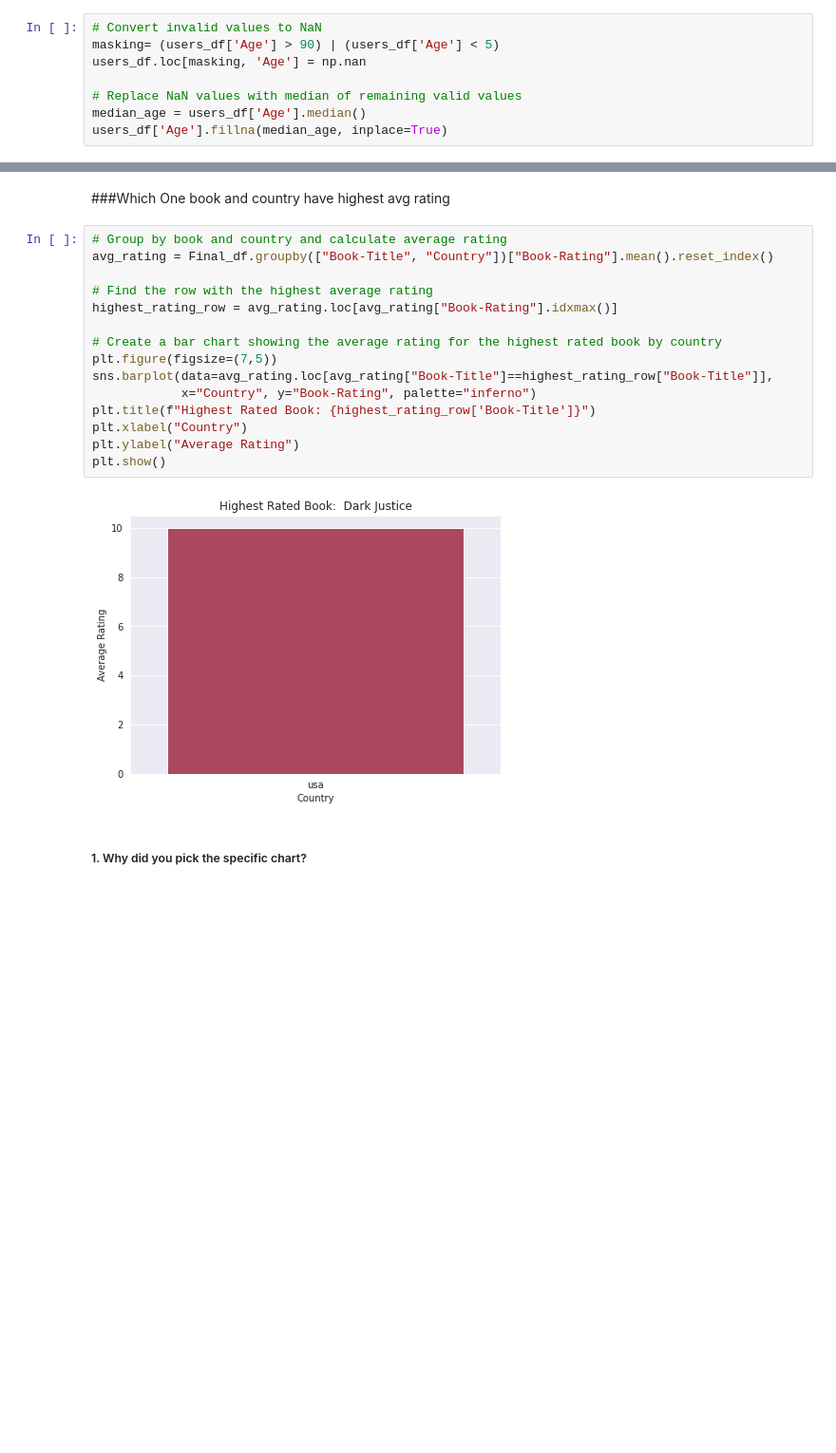
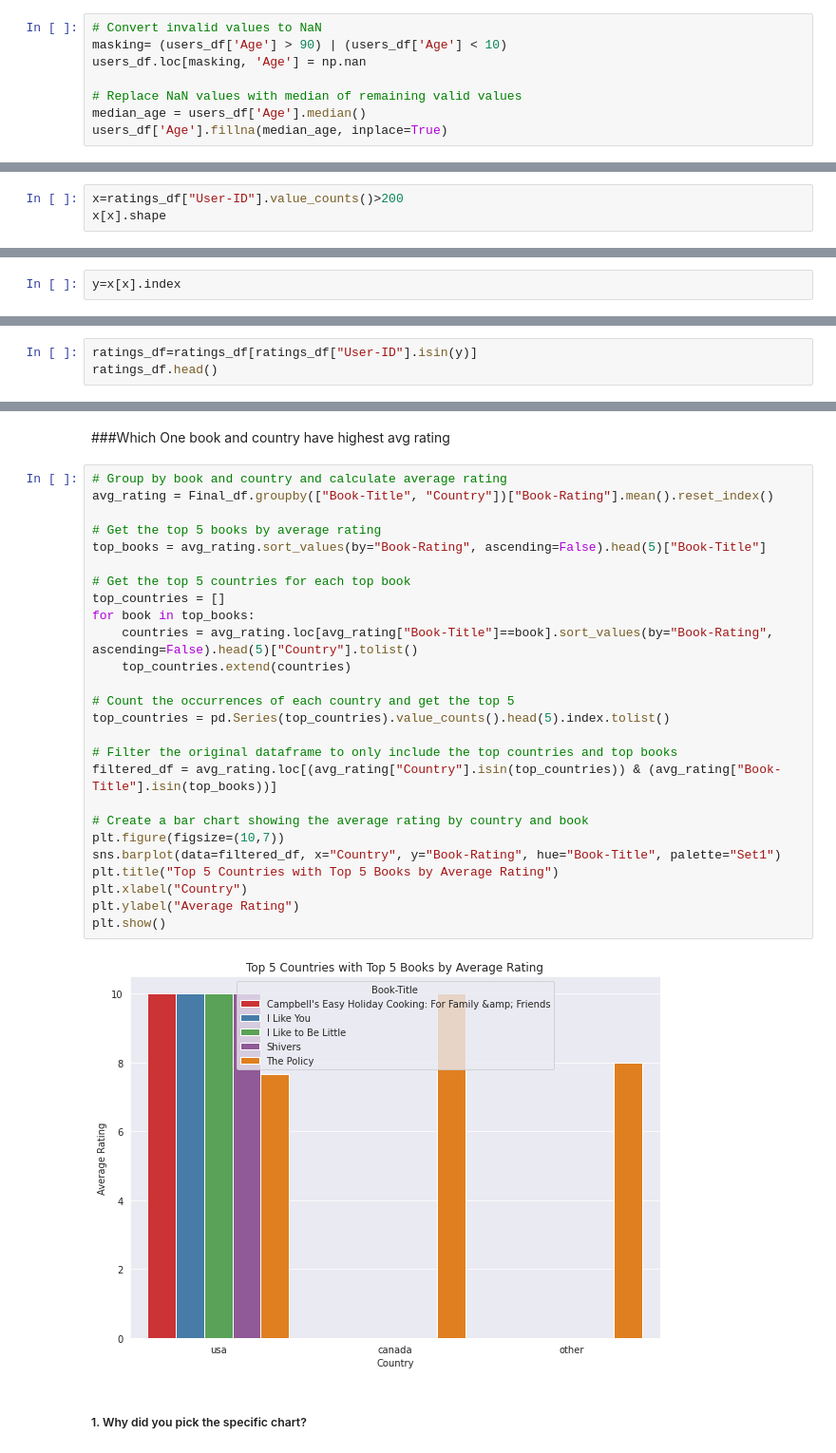
Before and after one commit to SaniyaBubere/book-recommendation-system, a Jupyter notebook: Book_Recommendation_System.ipynb, the cells around one changed output, grey strips where cells are left out. Shown at 95% size. Cells and saved outputs as stored; diff of their text form; blank space fills up the shorter version.

Commit message:
Colab Filtering

```diff
--- a/Book_Recommendation_System.ipynb
+++ b/Book_Recommendation_System.ipynb
@@ -495,7 +499,7 @@ sns.distplot(users_df['Age']);
 Upon checking the unique values, userID looks correct. However, Age column has a NaN and some very high values. In my view ages below 5 and above 90 do not make much sense, and hence, these are being replaced with NaNs. All the NaNs are then replaced with median value of Age, and its data type is set as int.
 # %%
 # Convert invalid values to NaN
-masking= (users_df['Age'] > 90) | (users_df['Age'] < 5)
+masking= (users_df['Age'] > 90) | (users_df['Age'] < 10)
 users_df.loc[masking, 'Age'] = np.nan
 
 # Replace NaN values with median of remaining valid values
@@ -678,0 +698,3 @@ Before we have 1048575 shape of ratings df now after manupilation we have 941112
+# %%
+x=ratings_df["User-ID"].value_counts()>200
+x[x].shape
@@ -678,0 +703,2 @@ Before we have 1048575 shape of ratings df now after manupilation we have 941112
+# %%
+y=x[x].index
@@ -678,0 +714,3 @@ Before we have 1048575 shape of ratings df now after manupilation we have 941112
+# %%
+ratings_df=ratings_df[ratings_df["User-ID"].isin(y)]
+ratings_df.head()
@@ -825,20 +969,31 @@ Are there any insights that lead to negative growth? Justify with specific reaso
 # %%
 # Group by book and country and calculate average rating
 avg_rating = Final_df.groupby(["Book-Title", "Country"])["Book-Rating"].mean().reset_index()
 
-# Find the row with the highest average rating
-highest_rating_row = avg_rating.loc[avg_rating["Book-Rating"].idxmax()]
+# Get the top 5 books by average rating
+top_books = avg_rating.sort_values(by="Book-Rating", ascending=False).head(5)["Book-Title"]
 
-# Create a bar chart showing the average rating for the highest rated book by country
-plt.figure(figsize=(7,5))
-sns.barplot(data=avg_rating.loc[avg_rating["Book-Title"]==highest_rating_row["Book-Title"]],
-            x="Country", y="Book-Rating", palette="inferno")
-plt.title(f"Highest Rated Book: {highest_rating_row['Book-Title']}")
+# Get the top 5 countries for each top book
+top_countries = []
+for book in top_books:
+    countries = avg_rating.loc[avg_rating["Book-Title"]==book].sort_values(by="Book-Rating", ascending=False).head(5)["Country"].tolist()
+    top_countries.extend(countries)
+
+# Count the occurrences of each country and get the top 5
+top_countries = pd.Series(top_countries).value_counts().head(5).index.tolist()
+
+# Filter the original dataframe to only include the top countries and top books
+filtered_df = avg_rating.loc[(avg_rating["Country"].isin(top_countries)) & (avg_rating["Book-Title"].isin(top_books))]
+
+# Create a bar chart showing the average rating by country and book
+plt.figure(figsize=(10,7))
+sns.barplot(data=filtered_df, x="Country", y="Book-Rating", hue="Book-Title", palette="Set1")
+plt.title("Top 5 Countries with Top 5 Books by Average Rating")
 plt.xlabel("Country")
 plt.ylabel("Average Rating")
 plt.show()
 # %% [output]
-[figure, old version]
+[figure, new version]
 # %% [markdown]
 ##### 1. Why did you pick the specific chart?
 # %% [markdown]
```
Also changed, not shown: parts of 52 cells of this notebook.
